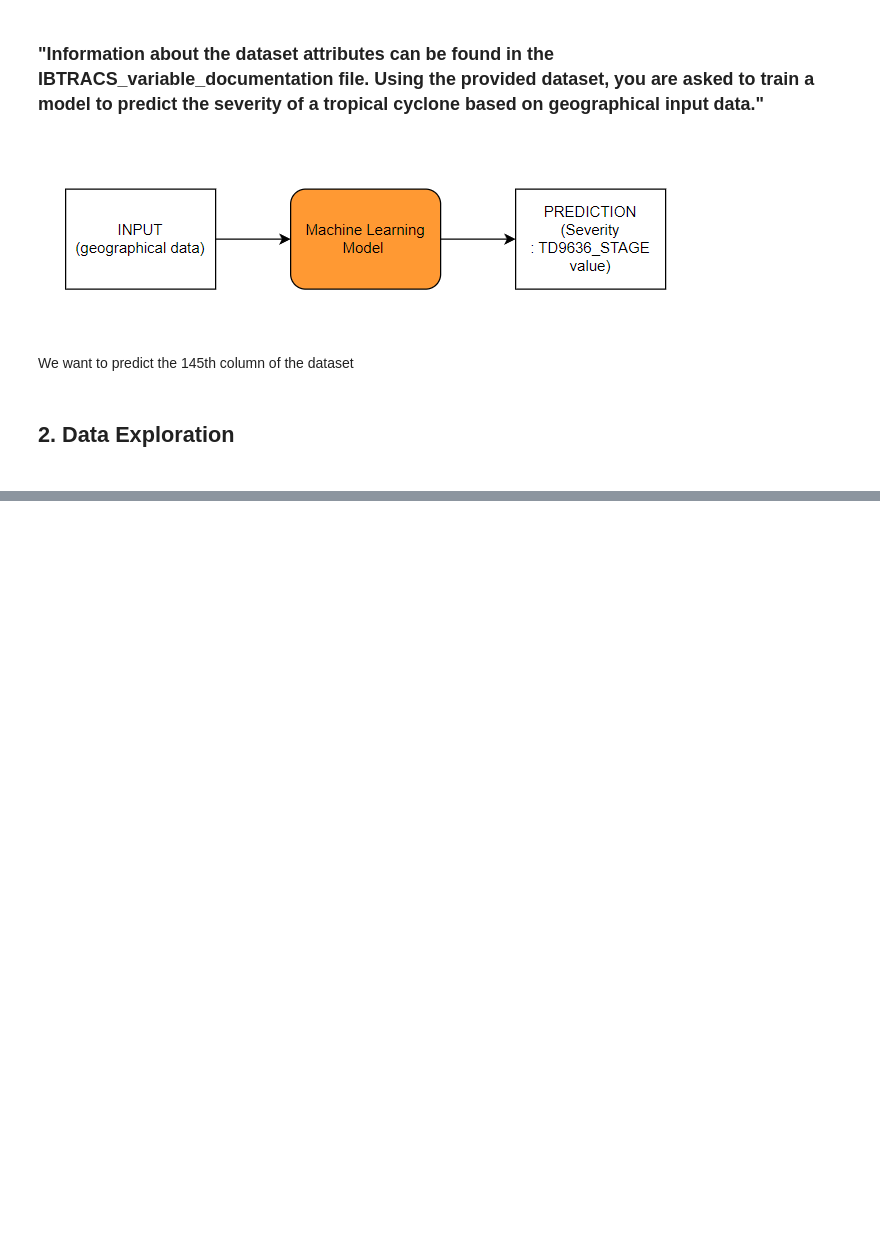
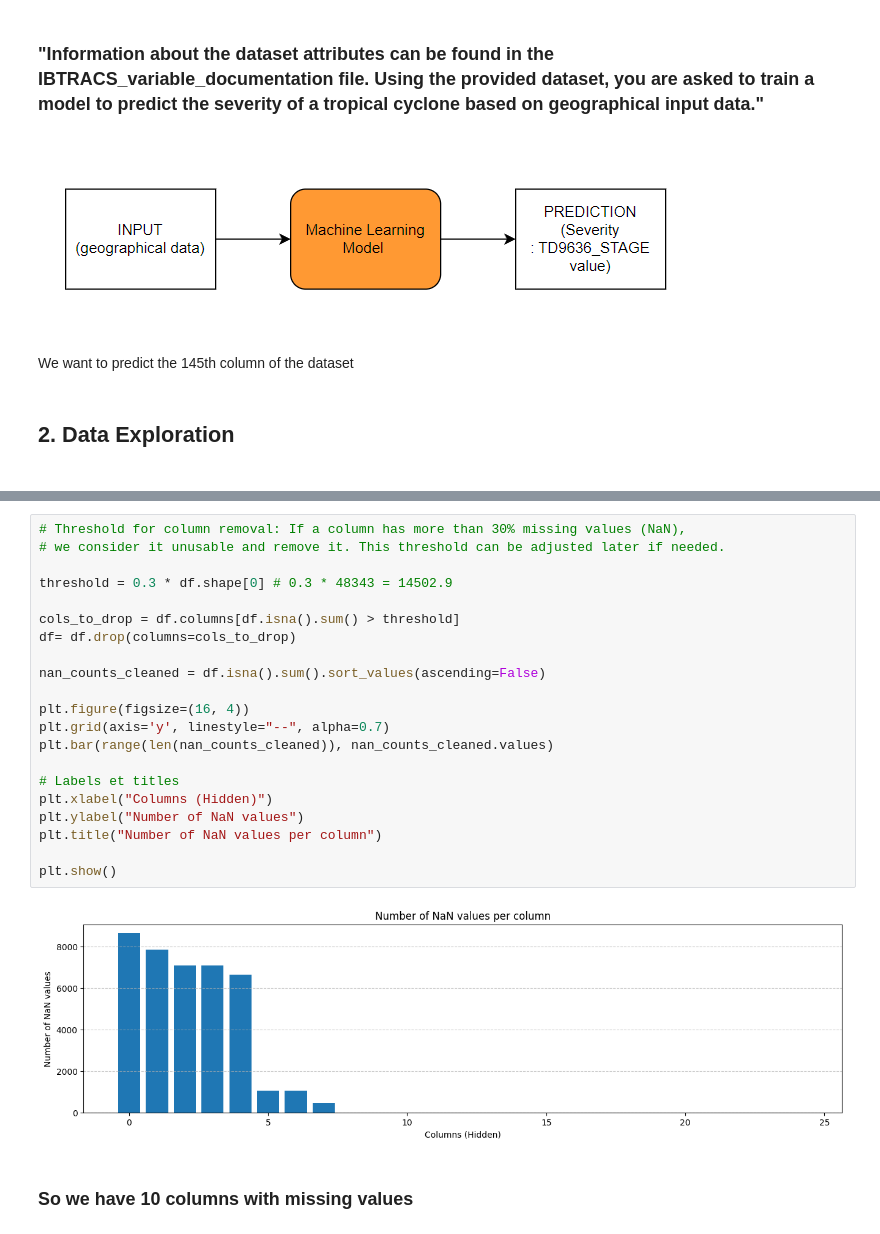
Before and after one commit to PaulVial/TropicalStormsPrediction, a Jupyter notebook: data_exploration.ipynb, the cells around one changed output, grey strips where cells are left out. Drawn from its saved outputs; the diff is of its cells as text; blank space fills up the shorter version.

```diff
--- a/data_exploration.ipynb
+++ b/data_exploration.ipynb
@@ -186,0 +125,25 @@ Colonnes à encoder : Index(['SID', 'SEASON', 'NUMBER', 'NAME', 'ISO_TIME', 'NAT
+# %%
+# Threshold for column removal: If a column has more than 30% missing values (NaN),
+# we consider it unusable and remove it. This threshold can be adjusted later if needed.
+
+threshold = 0.3 * df.shape[0] # 0.3 * 48343 = 14502.9
+
+cols_to_drop = df.columns[df.isna().sum() > threshold]
+df= df.drop(columns=cols_to_drop)
+
+nan_counts_cleaned = df.isna().sum().sort_values(ascending=False)
+
+plt.figure(figsize=(16, 4))
+plt.grid(axis='y', linestyle="--", alpha=0.7)
+plt.bar(range(len(nan_counts_cleaned)), nan_counts_cleaned.values)
+
+# Labels et titles
+plt.xlabel("Columns (Hidden)")
+plt.ylabel("Number of NaN values")
+plt.title("Number of NaN values per column")
+
+plt.show()
+# %% [output]
+[figure, added]
+# %% [markdown]
+<h3>So we have 10 columns with missing values</h3>
```
Also changed, not shown: parts of 53 cells of this notebook, 2 other files.
